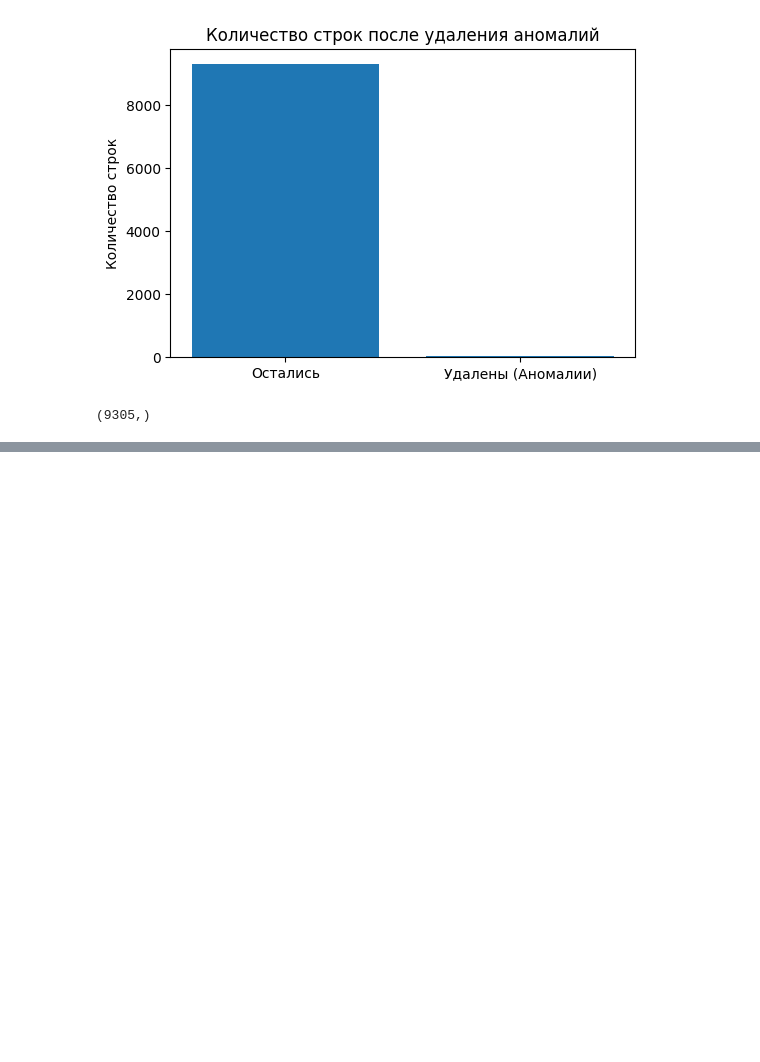
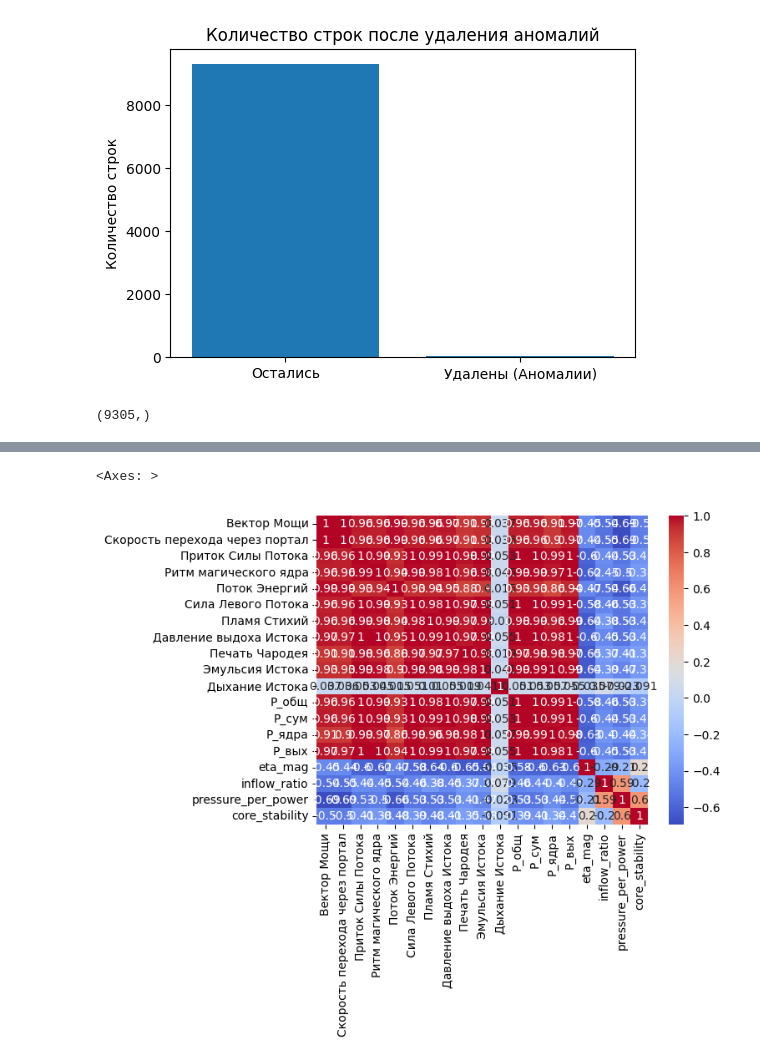
Before and after one commit to smnk-1/data-practicum, a Jupyter notebook: data_preprocessing.ipynb, the cells around one changed output, grey strips where cells are left out. Drawn from its saved outputs; the diff is of its cells as text; code cells hidden in the pictures; blank space fills up the shorter version.

```diff
--- a/data_preprocessing.ipynb
+++ b/data_preprocessing.ipynb
@@ -717,0 +764,29 @@ y_train_outliers_and_anomaly_cleared.shape
+# %%
+# 1. Общая мощность потоков (заменяет Силу Левого/Правого Потока)
+X_train_dropped['P_общ'] = X_train['Сила Левого Потока'] + X_train['Сила Правого Потока']
+
+# 2. Суммарная сила всех потоков
+X_train_dropped['P_сум'] = X_train_dropped['P_общ'] + X_train['Приток Силы Потока']
+
+# 3. Мощность ядра
+X_train_dropped['P_ядра'] = X_train['Ритм магического ядра'] * X_train['Приток Силы Потока']
+
+# 4. Давление на выходе
+X_train_dropped['P_вых'] = X_train['Приток давления Выдоха Истока'] + X_train['Давление выдоха Истока']
+
+# 5. Магическая производительность (КПД)
+X_train_dropped['eta_mag'] = X_train['Скорость перехода через портал'] / X_train['Эмульсия Истока']
+
+# 7. Доля притока в общей мощности
+X_train_dropped['inflow_ratio'] = X_train['Приток Силы Потока'] / X_train_dropped['P_сум']
+
+# 8. Давление на выходе относительно мощности
+X_train_dropped['pressure_per_power'] = X_train_dropped['P_вых'] / X_train_dropped['P_общ']
+
+# 9. Стабильность ядра (гипотетический признак, если нет Гармонии Бессмертия)
+X_train_dropped['core_stability'] = X_train['Дыхание Истока'] / X_train_dropped['P_ядра']
+
+sns.heatmap(X_train_dropped.corr(), annot=True, cmap='coolwarm')
+# %% [output]
+<Axes: >
+[figure, added]
```
Also changed, not shown: parts of 15 cells of this notebook, 4 other files.
